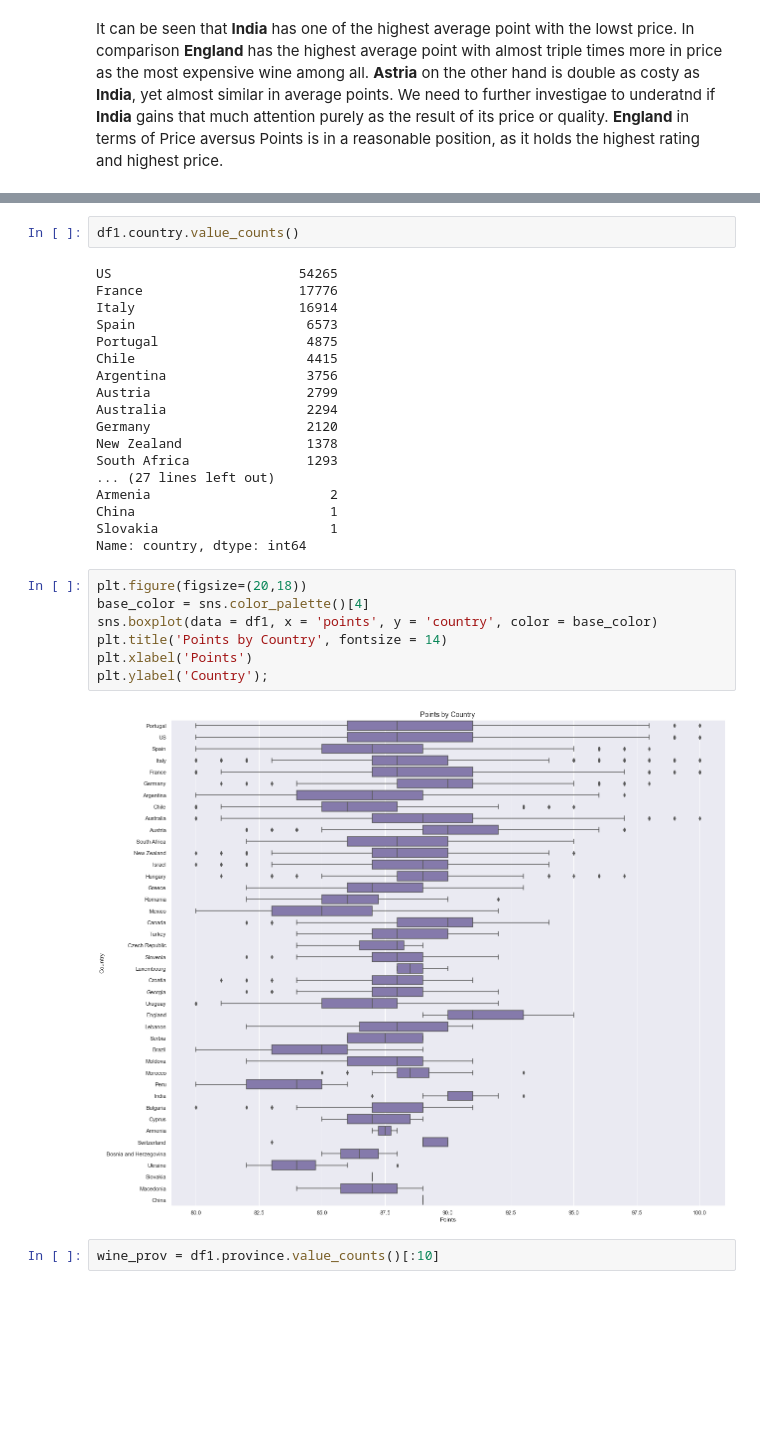
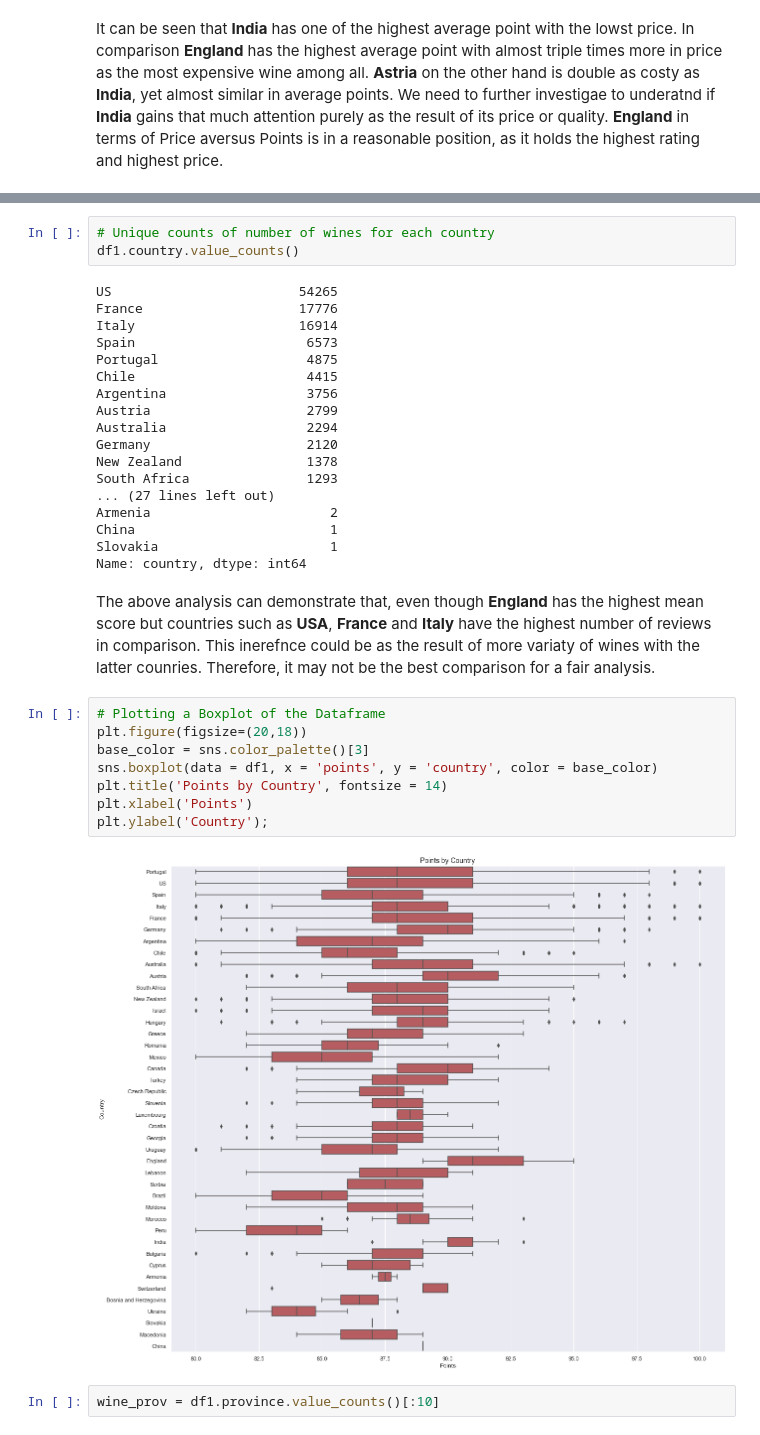
Before and after one commit to Nima-Sayyah/Drink-by-Data, a Jupyter notebook: Drink by Data (NS).ipynb, the cells around one changed output, grey strips where cells are left out. Cells and saved outputs as stored; diff of their text form; blank space fills up the shorter version.

```diff
--- a/Drink by Data (NS).ipynb
+++ b/Drink by Data (NS).ipynb
@@ -433,6 +434,7 @@ Hungary        4
 Argentina      3
 Name: country, dtype: int64
 # %%
+# Unique counts of number of wines for each country
 df1.country.value_counts()
 # %% [output]
 US                        54265
@@ -452,15 +454,18 @@ Armenia                       2
 China                         1
 Slovakia                      1
 Name: country, dtype: int64
+# %% [markdown]
+The above analysis can demonstrate that, even though **England** has the highest mean score but countries such as **USA**, **France** and **Italy** have the highest number of reviews in comparison. This inerefnce could be as the result of more variaty of wines with the latter counries. Therefore, it may not be the best comparison for a fair analysis.
 # %%
+# Plotting a Boxplot of the Dataframe
 plt.figure(figsize=(20,18))
-base_color = sns.color_palette()[4]
+base_color = sns.color_palette()[3]
 sns.boxplot(data = df1, x = 'points', y = 'country', color = base_color)
 plt.title('Points by Country', fontsize = 14)
 plt.xlabel('Points')
 plt.ylabel('Country');
 # %% [output]
-[figure, old version]
+[figure, new version]
 # %%
 wine_prov = df1.province.value_counts()[:10]
 # %%
```
Also changed, not shown: parts of 11 cells of this notebook.
